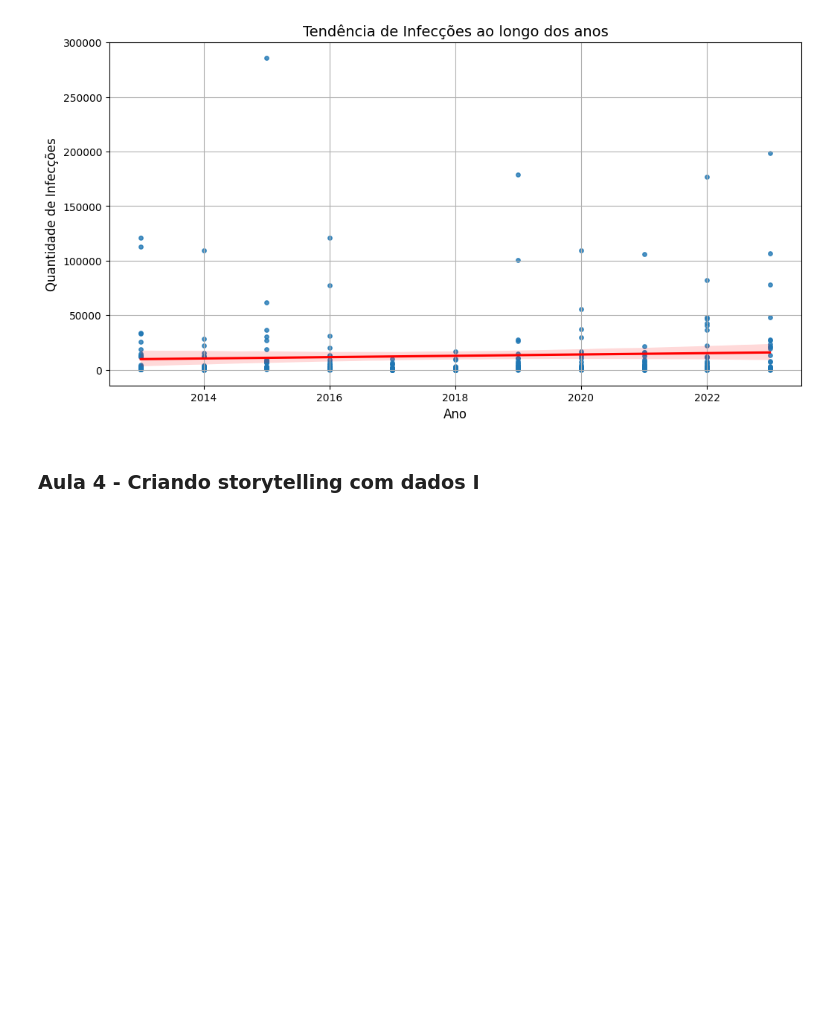
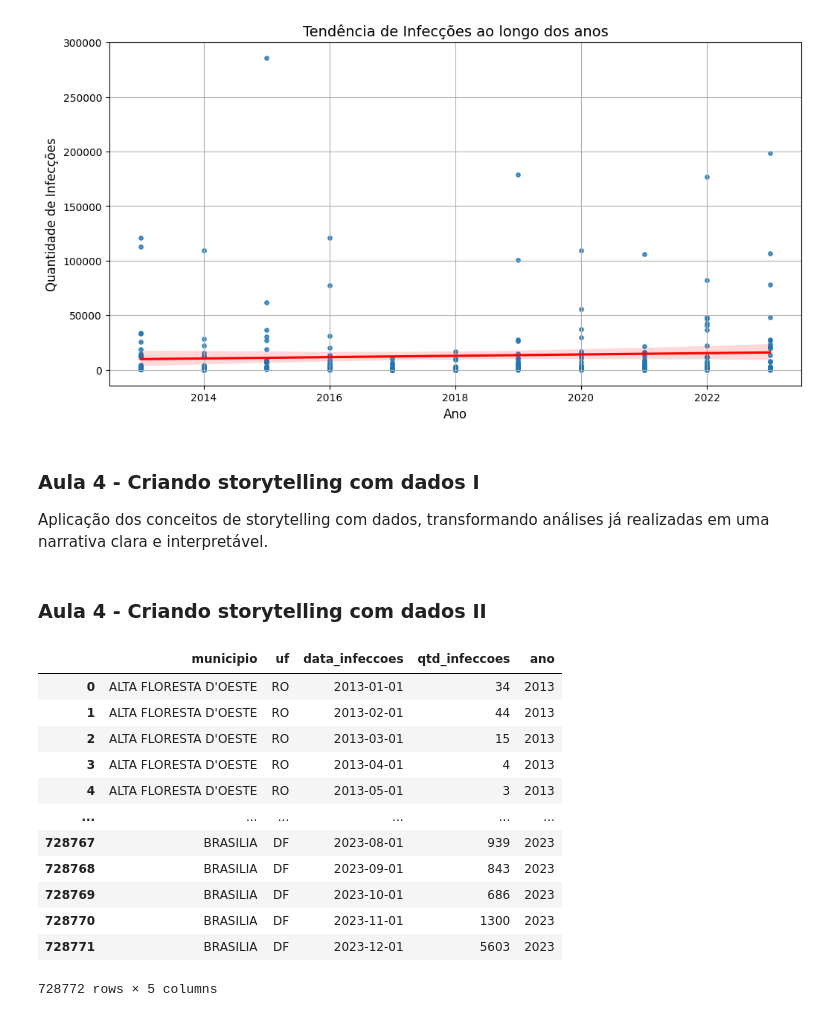
Before and after one commit to AleLucasG/Pos_Tech_FIAP_Data_Analytics, a Jupyter notebook: 01-data-analytics/handson/handson-01-analise-dados-storytelling/Dengue_Brasil.ipynb, the cells around one changed output. Saved outputs shown, nothing was run; the diff lists cells and outputs as text; code cells hidden in the pictures; blank space fills up the shorter version.

Commit message:
Aula 4-Criando storytelling com dados II
Conclusão

```diff
--- a/01-data-analytics/handson/handson-01-analise-dados-storytelling/Dengue_Brasil.ipynb
+++ b/01-data-analytics/handson/handson-01-analise-dados-storytelling/Dengue_Brasil.ipynb
@@ -449,5 +449,25 @@ plt.show
 # %% [output]
 <function matplotlib.pyplot.show(close=None, block=None)>
 [figure]
+# %% [markdown]
+### Aula 4 - Criando storytelling com dados I
+Aplicação dos conceitos de storytelling com dados, transformando análises já realizadas em uma narrativa clara e interpretável.
 # %% [markdown]
-### Aula 4 - Criando storytelling com dados I
+### Aula 4 - Criando storytelling com dados II
+# %%
+# Desafio: Calcular a taxa das infecções por estado, usar o documento: LivroDB
+df_dengue
+# %% [output]
+|  | municipio | uf | data_infeccoes | qtd_infeccoes | ano |
+| 0 | ALTA FLORESTA D'OESTE | RO | 2013-01-01 | 34 | 2013 |
+| 1 | ALTA FLORESTA D'OESTE | RO | 2013-02-01 | 44 | 2013 |
+| 2 | ALTA FLORESTA D'OESTE | RO | 2013-03-01 | 15 | 2013 |
+| 3 | ALTA FLORESTA D'OESTE | RO | 2013-04-01 | 4 | 2013 |
+| 4 | ALTA FLORESTA D'OESTE | RO | 2013-05-01 | 3 | 2013 |
+| ... | ... | ... | ... | ... | ... |
+| 728767 | BRASILIA | DF | 2023-08-01 | 939 | 2023 |
+| 728768 | BRASILIA | DF | 2023-09-01 | 843 | 2023 |
+| 728769 | BRASILIA | DF | 2023-10-01 | 686 | 2023 |
+| 728770 | BRASILIA | DF | 2023-11-01 | 1300 | 2023 |
+| 728771 | BRASILIA | DF | 2023-12-01 | 5603 | 2023 |
+728772 rows × 5 columns
```
Also changed, not shown: parts of 3 cells of this notebook.
